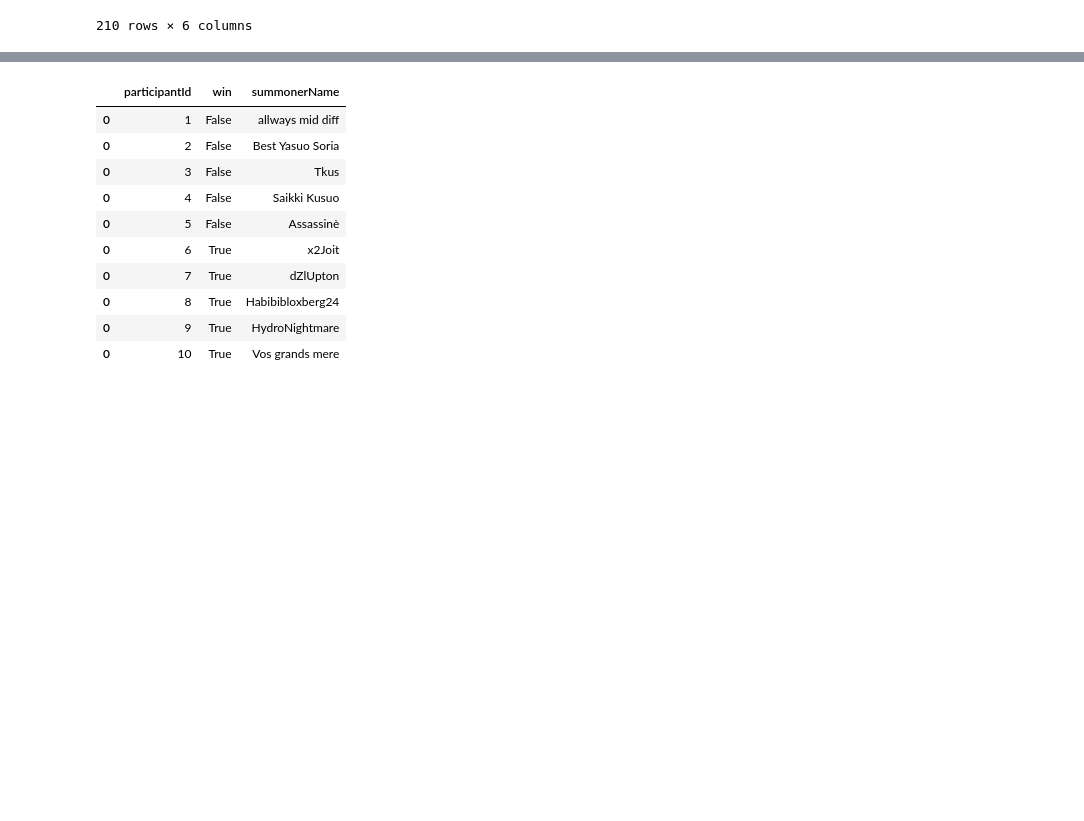
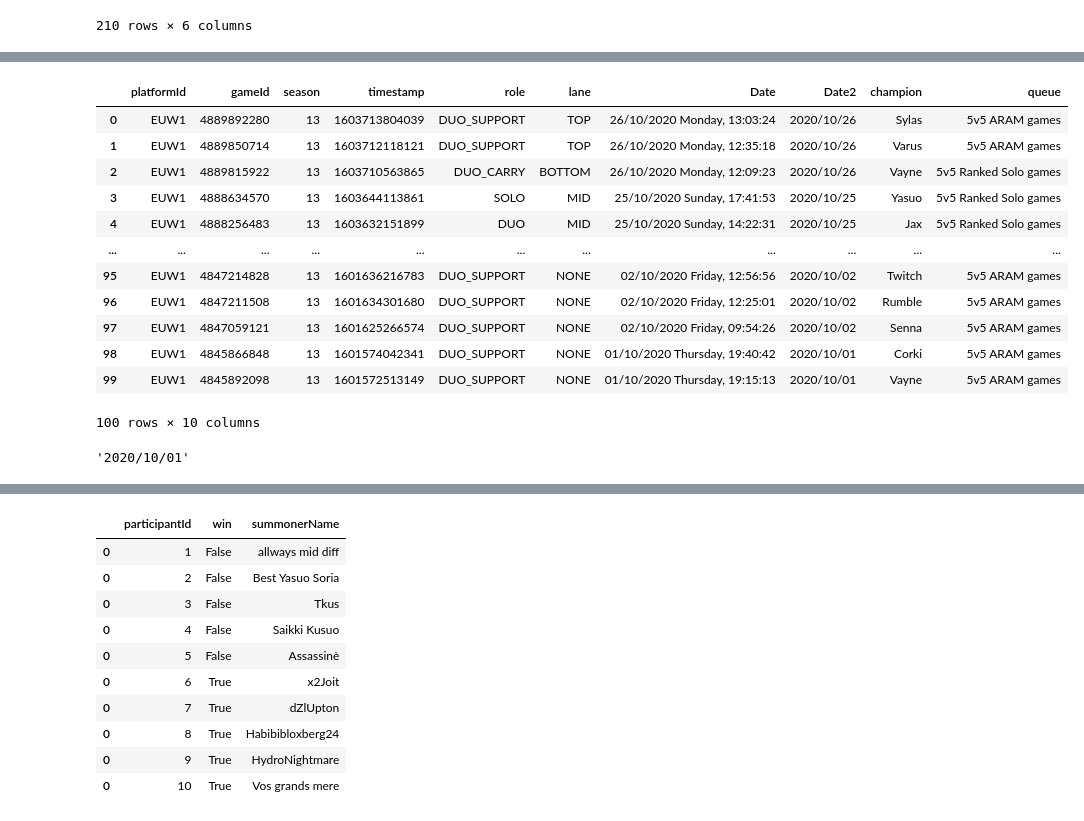
Before and after one commit to Dav3whit3/ih_datamadpt_project_final, a Jupyter notebook: notebooks/API_data_extraction1.ipynb, the cells around one changed output, grey strips where cells are left out. Cells and saved outputs as stored; diff of their text form; code cells hidden in the pictures; blank space fills up the shorter version.

```diff
--- a/notebooks/API_data_extraction1.ipynb
+++ b/notebooks/API_data_extraction1.ipynb
@@ -509 +510,23 @@ match_list
+# %%
+match_list['Date2'] = match_list['timestamp'].apply(lambda x: datetime.fromtimestamp(x / 1000).strftime("%Y/%m/%d"))
+# %%
+match_list
+# %% [output]
+|  | platformId | gameId | season | timestamp | role | lane | Date | Date2 | champion | queue |
+| 0 | EUW1 | 4889892280 | 13 | 1603713804039 | DUO_SUPPORT | TOP | 26/10/2020 Monday, 13:03:24 | 2020/10/26 | Sylas | 5v5 ARAM games |
+| 1 | EUW1 | 4889850714 | 13 | 1603712118121 | DUO_SUPPORT | TOP | 26/10/2020 Monday, 12:35:18 | 2020/10/26 | Varus | 5v5 ARAM games |
+| 2 | EUW1 | 4889815922 | 13 | 1603710563865 | DUO_CARRY | BOTTOM | 26/10/2020 Monday, 12:09:23 | 2020/10/26 | Vayne | 5v5 Ranked Solo games |
+| 3 | EUW1 | 4888634570 | 13 | 1603644113861 | SOLO | MID | 25/10/2020 Sunday, 17:41:53 | 2020/10/25 | Yasuo | 5v5 Ranked Solo games |
+| 4 | EUW1 | 4888256483 | 13 | 1603632151899 | DUO | MID | 25/10/2020 Sunday, 14:22:31 | 2020/10/25 | Jax | 5v5 Ranked Solo games |
+| ... | ... | ... | ... | ... | ... | ... | ... | ... | ... | ... |
+| 95 | EUW1 | 4847214828 | 13 | 1601636216783 | DUO_SUPPORT | NONE | 02/10/2020 Friday, 12:56:56 | 2020/10/02 | Twitch | 5v5 ARAM games |
+| 96 | EUW1 | 4847211508 | 13 | 1601634301680 | DUO_SUPPORT | NONE | 02/10/2020 Friday, 12:25:01 | 2020/10/02 | Rumble | 5v5 ARAM games |
+| 97 | EUW1 | 4847059121 | 13 | 1601625266574 | DUO_SUPPORT | NONE | 02/10/2020 Friday, 09:54:26 | 2020/10/02 | Senna | 5v5 ARAM games |
+| 98 | EUW1 | 4845866848 | 13 | 1601574042341 | DUO_SUPPORT | NONE | 01/10/2020 Thursday, 19:40:42 | 2020/10/01 | Corki | 5v5 ARAM games |
+| 99 | EUW1 | 4845892098 | 13 | 1601572513149 | DUO_SUPPORT | NONE | 01/10/2020 Thursday, 19:15:13 | 2020/10/01 | Vayne | 5v5 ARAM games |
+100 rows × 10 columns
+# %%
+match_list['Date2'].min()
+# %% [output]
+'2020/10/01'
 # %%
```
Also changed, not shown: parts of 4 cells of this notebook, 3 other files.
